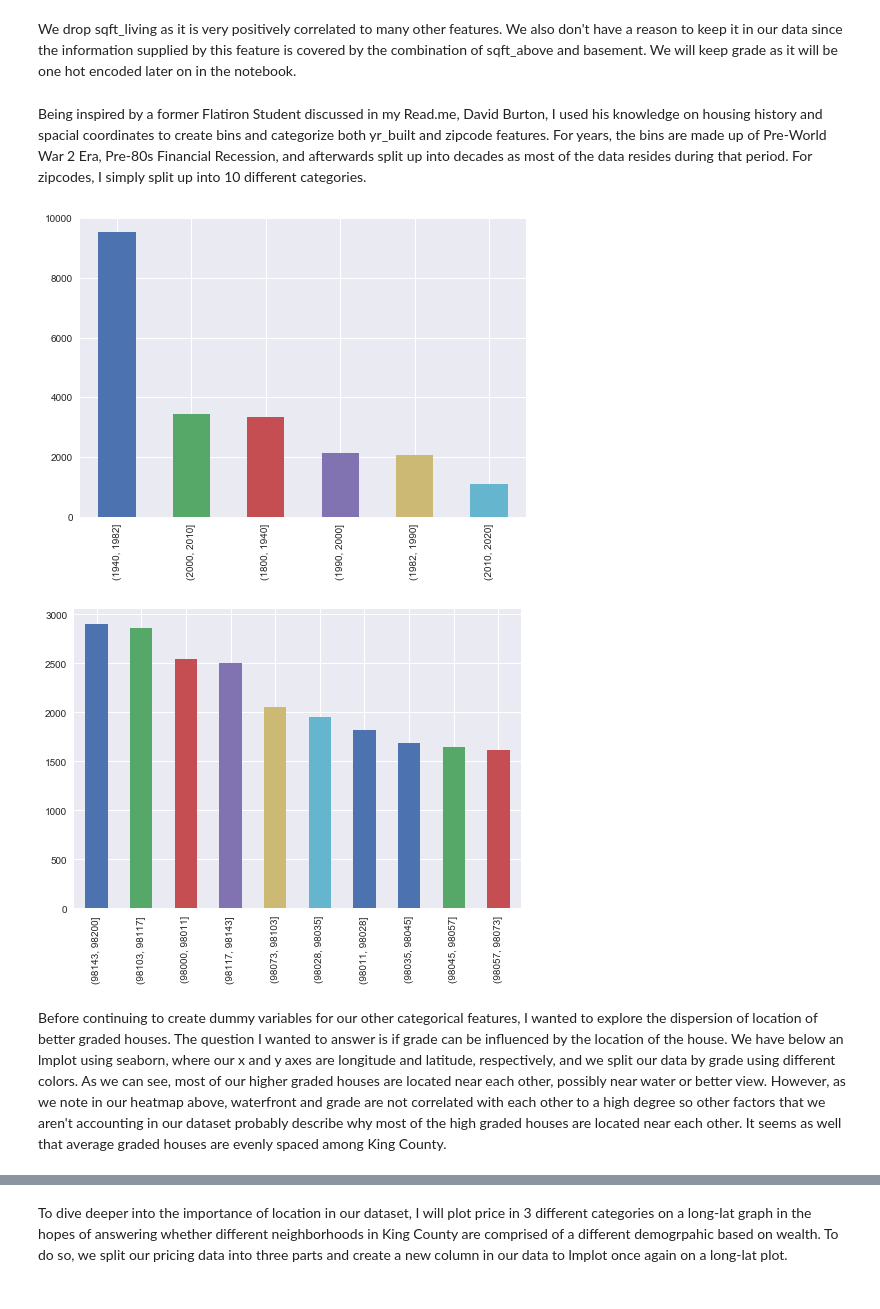
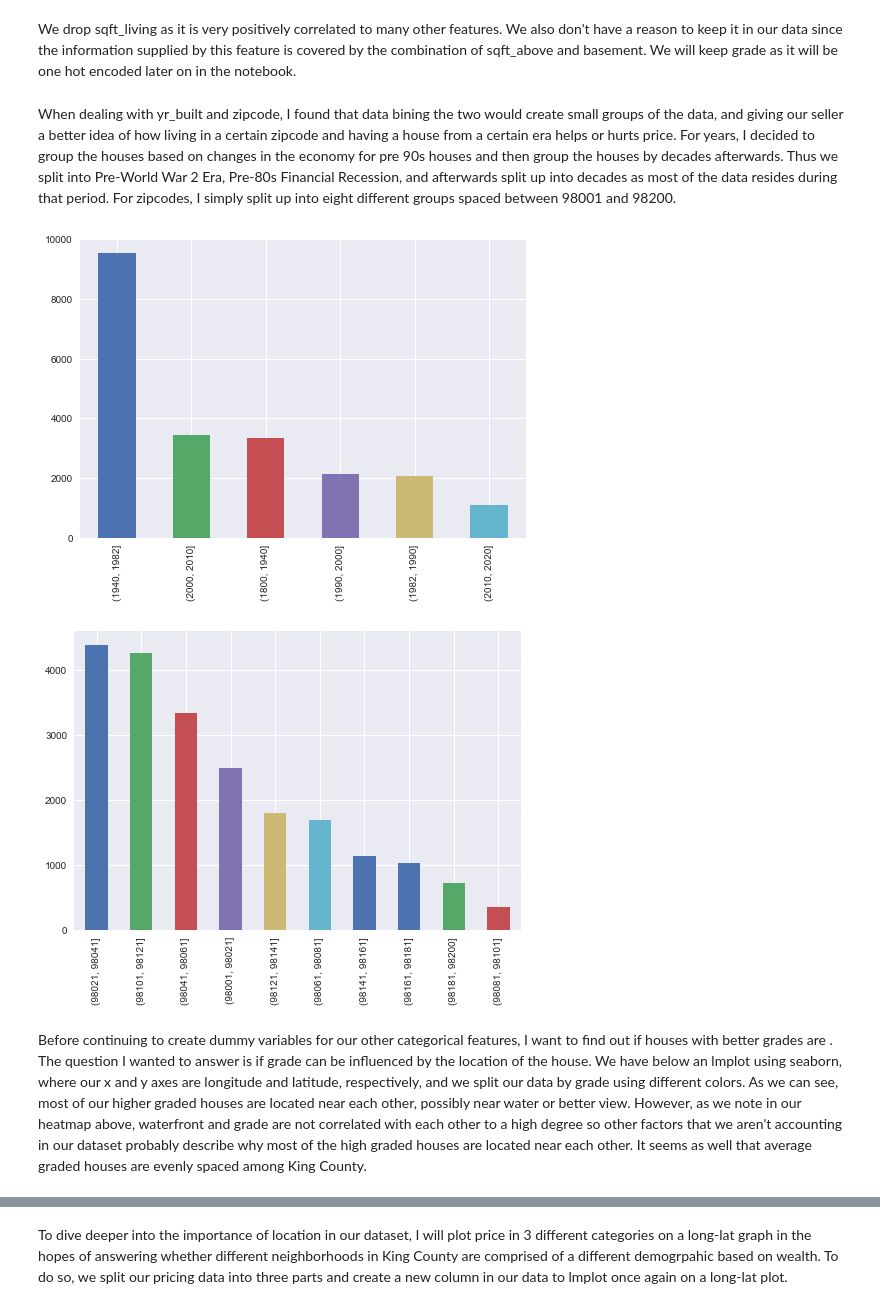
Before and after one commit to ajain1017/King-County-Housing-Regression-Analysis, a Jupyter notebook: final project.ipynb, the cells around one changed output, grey strips where cells are left out. Saved outputs shown, nothing was run; the diff lists cells and outputs as text; code cells hidden in the pictures.

```diff
--- a/final project.ipynb
+++ b/final project.ipynb
@@ -360,3 +366,7 @@ dtype: object
+# %%
+col = ['bedrooms', 'bathrooms', 'sqft_living', 'sqft_lot', 'condition', 'grade', 'sqft_above', 'sqft_living15', 'sqft_lot15']
+for x in col:
+    data[x] = data[x].astype('float64')
 # %% [markdown]
 Below, we implement a seaborn heatmap while displaying only values greater than 0.75 and masking the top half of the matrix. This is because, we are not concerned with the other multicollinearity values less than the cutoff selected and the matrix represents the same values on the upper half as the lower half.
 # %%
@@ -374,8 +384,8 @@ We drop sqft_living as it is very positively correlated to many other features.
 # %%
 #.drop() sqft_living from data
 data.drop('sqft_living', axis=1, inplace = True)
-# %% [markdown]
-Being inspired by a former Flatiron Student discussed in my Read.me, David Burton, I used his knowledge on housing history and spacial coordinates to create bins and categorize both yr_built and zipcode features. For years, the bins are made up of Pre-World War 2 Era, Pre-80s Financial Recession, and afterwards split up into decades as most of the data resides during that period. For zipcodes, I simply split up into 10 different categories.
+# %% [markdown]
+When dealing with yr_built and zipcode, I found that data bining the two would create small groups of the data, and giving our seller a better idea of how living in a certain zipcode and having a house from a certain era helps or hurts price. For years, I decided to group the houses based on changes in the economy for pre 90s houses and then group the houses by decades afterwards. Thus we split into Pre-World War 2 Era, Pre-80s Financial Recession, and afterwards split up into decades as most of the data resides during that period. For zipcodes, I simply split up into eight different groups spaced between 98001 and 98200.
 # %%
 #create bins
 years = [1800, 1940, 1982, 1990, 2000, 2010, 2020]
@@ -383,37 +393,37 @@ years = [1800, 1940, 1982, 1990, 2000, 2010, 2020]
 binnedyears = pd.cut(data.yr_built, years)
 #transform unordered discrete intervals created from pd.cut into ordered bins
 binnedyears = binnedyears.cat.as_unordered()
 binnedyears.value_counts().plot(kind='bar')
 plt.show()
 #replace data
 data.yr_built = binnedyears
 #And now we rinse and repeat with zipcodes
 #create bins
-zips = [98000, 98011, 98028, 98035, 98045, 98057 ,98073, 98103, 98117, 98143, 98200]
+zips = [98001, 98021, 98041, 98061, 98081 ,98101, 98121, 98141, 98161, 98181, 98200]
 #use pd.cut to create variable to store bins
 binnedzips = pd.cut(data.zipcode, zips)
 #transform unordered discrete intervals created from pd.cut into ordered bins
 binnedzips = binnedzips.cat.as_unordered()
 binnedzips.value_counts().plot(kind='bar')
 plt.show()
 #replace data
 data.zipcode= binnedzips
 
 
 #convert categorical columns to its numerical codes
 data.yr_built = data.yr_built.cat.codes
 data.zipcode = data.zipcode.cat.codes
 #create dummy variable categories and drop the first to eliminate dummy variable trap using pd.get_dummies
 zips_dummy = pd.get_dummies(binnedzips, prefix="zip", drop_first=True)
 years_dummy = pd.get_dummies(binnedyears, prefix="yr", drop_first=True)
 #drop variables
 data = data.drop(["yr_built","zipcode"], axis=1)
 data = pd.concat([data, zips_dummy, years_dummy], axis=1)
 # %% [output]
 [figure]
-[figure, old version]
+[figure, new version]
 # %% [markdown]
-Before continuing to create dummy variables for our other categorical features, I wanted to explore the dispersion of location of better graded houses. The question I wanted to answer is if grade can be influenced by the location of the house. We have below an lmplot using seaborn, where our x and y axes are longitude and latitude, respectively, and we split our data by grade using different colors. As we can see, most of our higher graded houses are located near each other, possibly near water or better view. However, as we note in our heatmap above, waterfront and grade are not correlated with each other to a high degree so other factors that we aren't accounting in our dataset probably describe why most of the high graded houses are located near each other. It seems as well that average graded houses are evenly spaced among King County.
+Before continuing to create dummy variables for our other categorical features, I want to find out if houses with better grades are . The question I wanted to answer is if grade can be influenced by the location of the house. We have below an lmplot using seaborn, where our x and y axes are longitude and latitude, respectively, and we split our data by grade using different colors. As we can see, most of our higher graded houses are located near each other, possibly near water or better view. However, as we note in our heatmap above, waterfront and grade are not correlated with each other to a high degree so other factors that we aren't accounting in our dataset probably describe why most of the high graded houses are located near each other. It seems as well that average graded houses are evenly spaced among King County.
 # %%
 lmplot(data=data, x="long", y="lat", fit_reg=False, hue='grade', height=10)
 plt.show()
```
Also changed, not shown: parts of 29 cells of this notebook, 5 other files.
